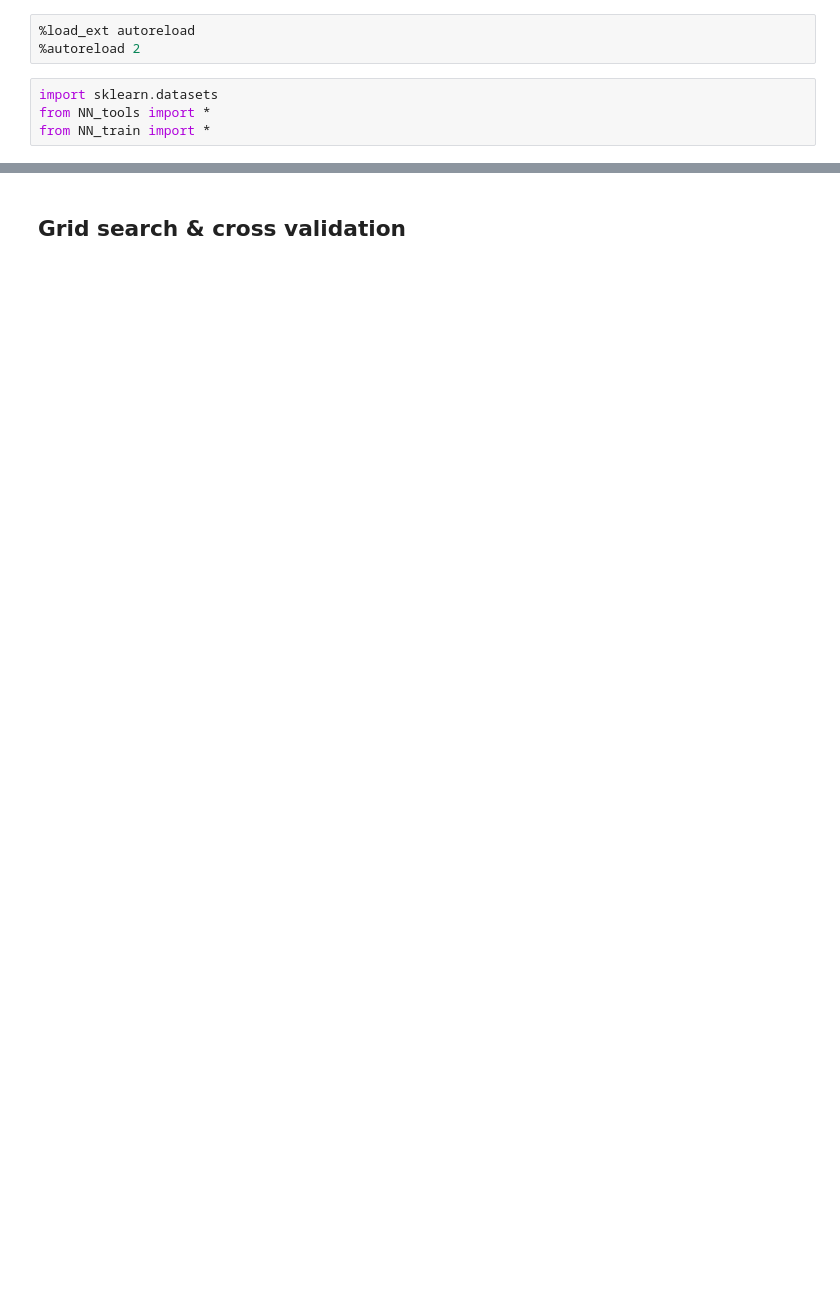
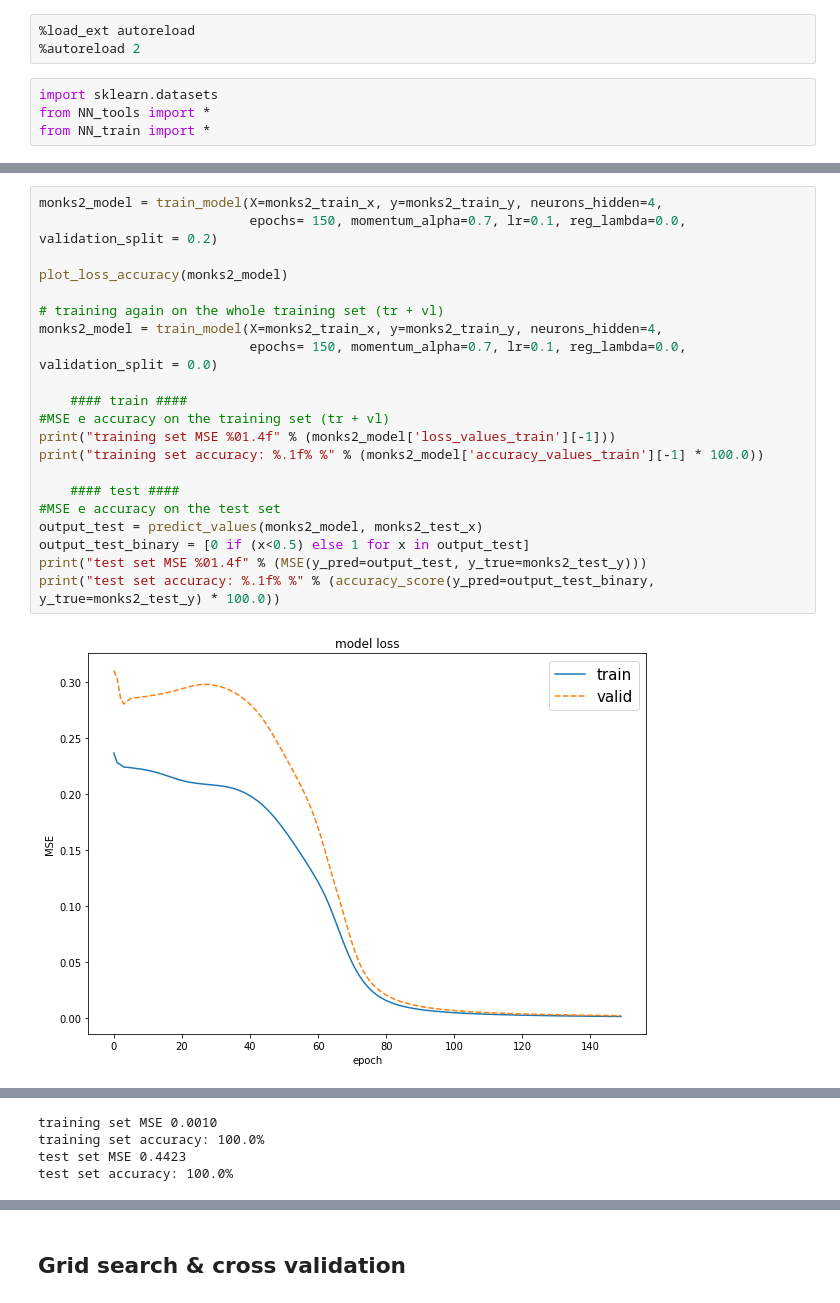
Before and after one commit to ettorepuccetti/NeuralNetwork, a Jupyter notebook: rete_neurale-essential.ipynb, the cells around one changed output, grey strips where cells are left out. Cells and saved outputs as stored; diff of their text form; blank space fills up the shorter version.

```diff
--- a/rete_neurale-essential.ipynb
+++ b/rete_neurale-essential.ipynb
@@ -46,0 +86,23 @@ plot_decision_boundary(model=model_moons, X=X_moons, y=y_moons)
+# %%
+monks2_model = train_model(X=monks2_train_x, y=monks2_train_y, neurons_hidden=4,
+                           epochs= 150, momentum_alpha=0.7, lr=0.1, reg_lambda=0.0, validation_split = 0.2)
+
+plot_loss_accuracy(monks2_model)
+
+# training again on the whole training set (tr + vl)
+monks2_model = train_model(X=monks2_train_x, y=monks2_train_y, neurons_hidden=4,
+                           epochs= 150, momentum_alpha=0.7, lr=0.1, reg_lambda=0.0, validation_split = 0.0)
+
+    #### train ####
+#MSE e accuracy on the training set (tr + vl)
+print("training set MSE %01.4f" % (monks2_model['loss_values_train'][-1]))
+print("training set accuracy: %.1f% %" % (monks2_model['accuracy_values_train'][-1] * 100.0))
+
+    #### test ####
+#MSE e accuracy on the test set
+output_test = predict_values(monks2_model, monks2_test_x)
+output_test_binary = [0 if (x<0.5) else 1 for x in output_test]
+print("test set MSE %01.4f" % (MSE(y_pred=output_test, y_true=monks2_test_y)))
+print("test set accuracy: %.1f% %" % (accuracy_score(y_pred=output_test_binary, y_true=monks2_test_y) * 100.0))
+# %% [output]
+[figure, added]
@@ -46,0 +110,4 @@ plot_decision_boundary(model=model_moons, X=X_moons, y=y_moons)
+training set MSE 0.0010
+training set accuracy: 100.0%
+test set MSE 0.4423
+test set accuracy: 100.0%
```
Also changed, not shown: parts of 34 cells of this notebook, 3 other files.
